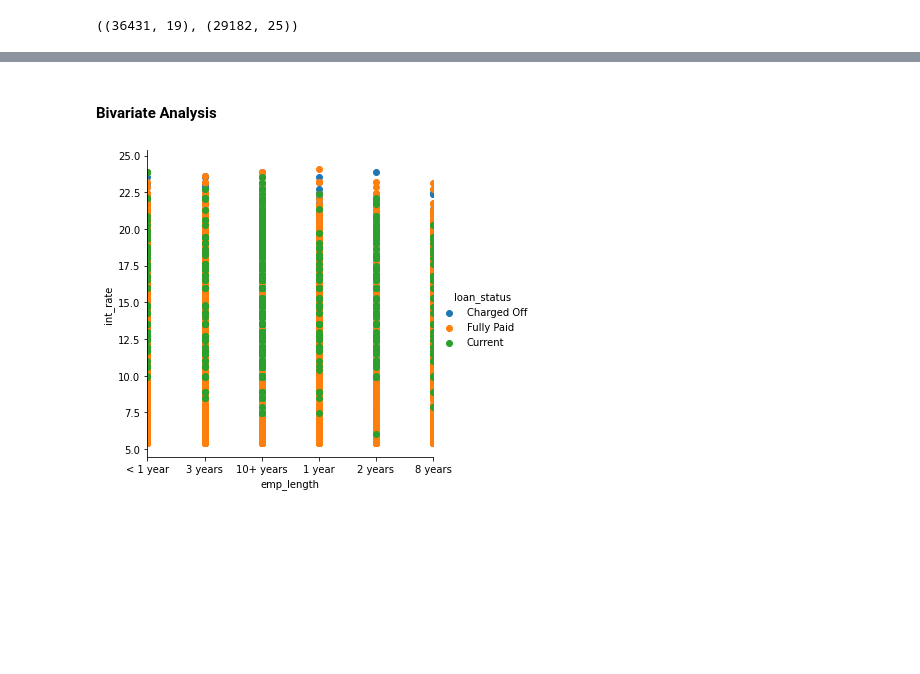
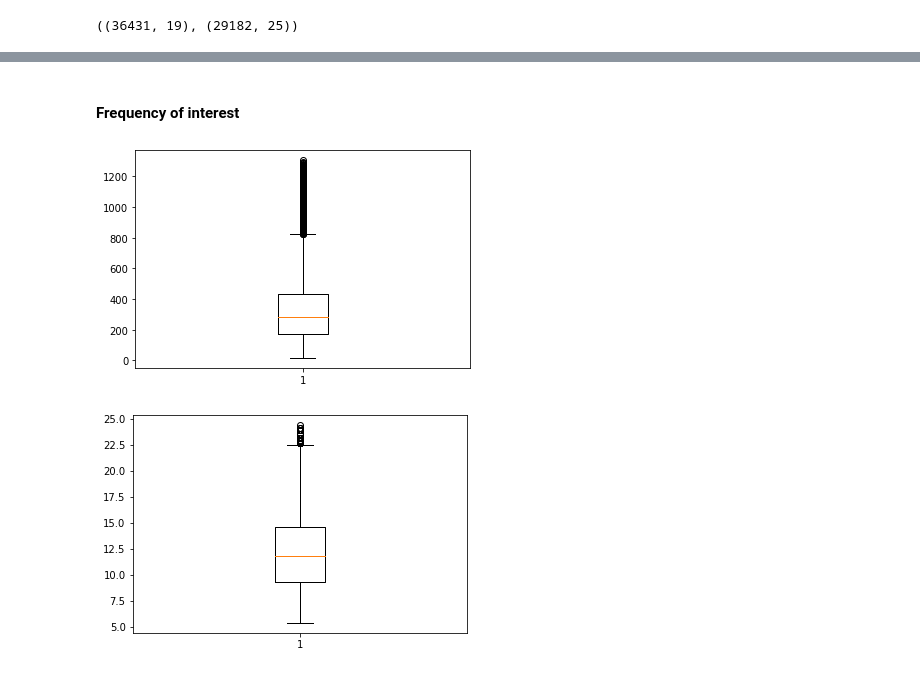
Before and after one commit to Anto-G/LendingClubCaseStudy, a Jupyter notebook: Upgrad - Lending Case Study (Anto & Hareesh).ipynb, the cells around one changed output, grey strips where cells are left out. Saved outputs shown, nothing was run; the diff lists cells and outputs as text; code cells hidden in the pictures; blank space fills up the shorter version.

```diff
--- a/Upgrad - Lending Case Study (Anto & Hareesh).ipynb
+++ b/Upgrad - Lending Case Study (Anto & Hareesh).ipynb
@@ -219,8 +198,12 @@ plt.show()
-# %% [markdown]
-#### Bivariate Analysis
-# %%
-sn=sns.FacetGrid(loan,hue='loan_status',height=5,sharex=False).map(plt.scatter,"emp_length","int_rate").add_legend();
-sn.set(xlim=(0,5))
-plt.show()
-# %% [output]
-[figure, removed]
+# %% [markdown]
+#### Frequency of interest
+# %%
+plt.boxplot(loan.installment)
+plt.show()
+# %% [output]
+[figure, added]
+# %%
+plt.boxplot(loan.int_rate)
+plt.show()
+# %% [output]
+[figure, added]
```
Also changed, not shown: parts of 31 cells of this notebook.
